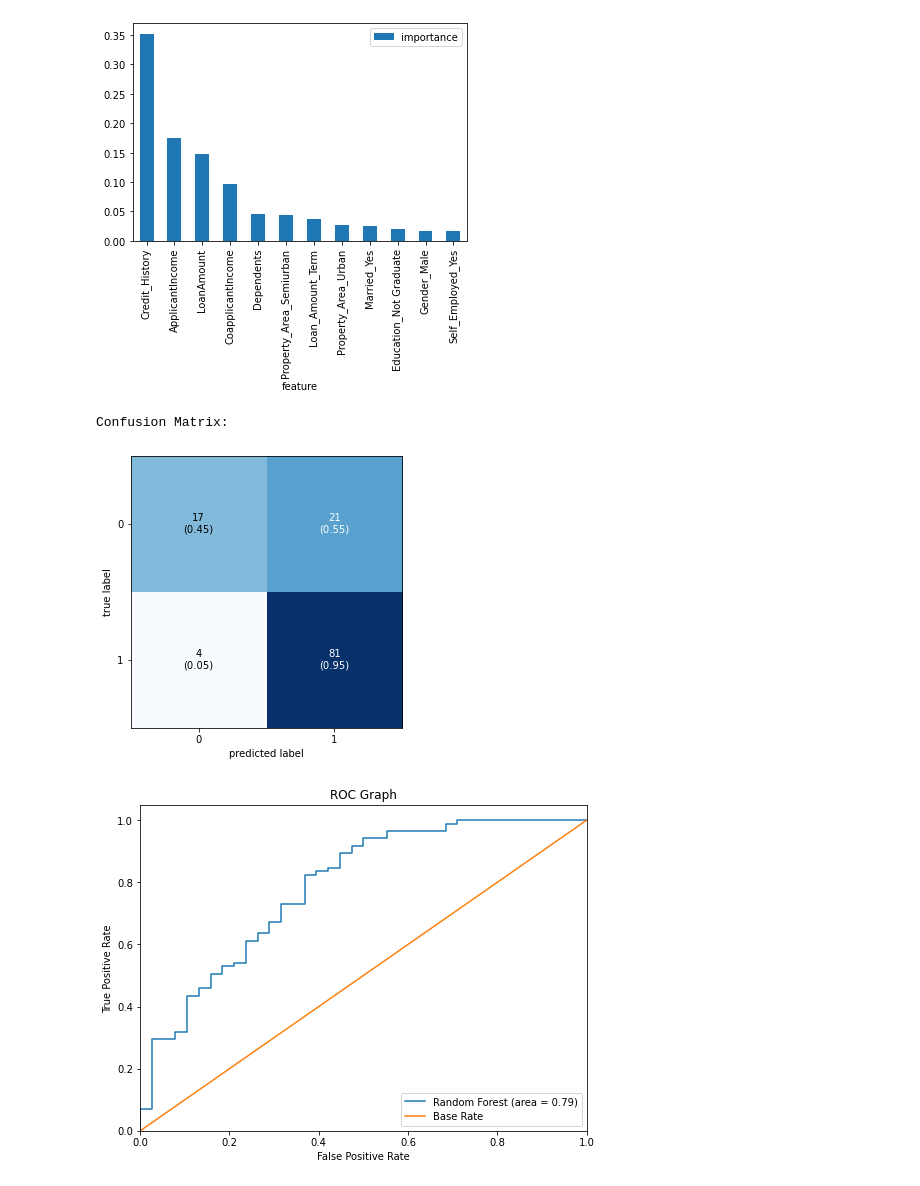
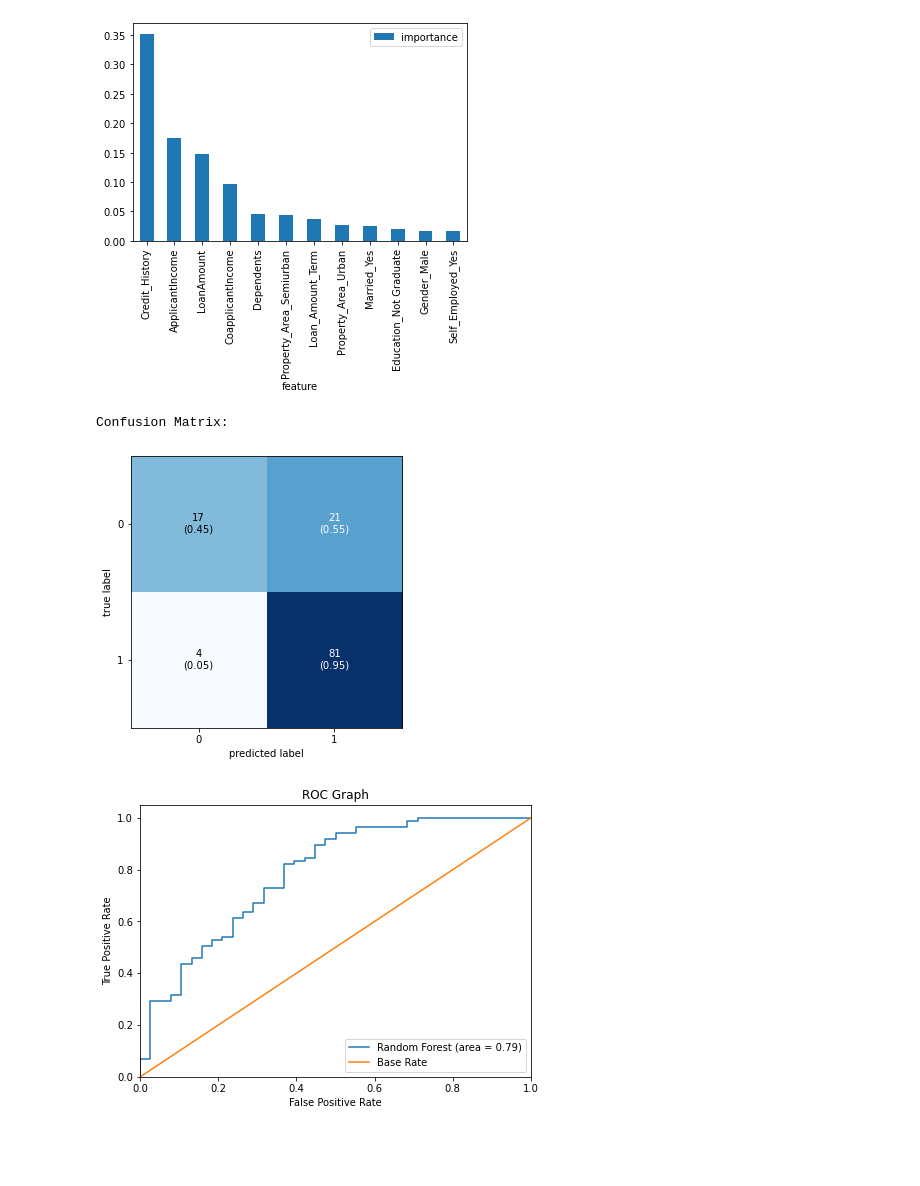
Before and after one commit to vbabashov/loan-classification, a Jupyter notebook: notebooks/oop.ipynb, the cells around one changed output. Cells and saved outputs as stored; diff of their text form; code cells hidden in the pictures; blank space fills up the shorter version.

```diff
--- a/notebooks/oop.ipynb
+++ b/notebooks/oop.ipynb
@@ -150,17 +149,15 @@ class Data:
         self.target_test = y_test
 # %%
 class ModelContainer:
-    def __init__(self, models=[]):#, default_num_iters=10, verbose_lvl=0):
-        '''initializes model list and dicts'''
-        self.models = models
+
+    '''initializes models, dicts'''
+    def __init__(self):
         self.best_algorithm = None
         self.best_model = None
         self.predictions = None
         self.mean_score = {}
         self.gridcvs = {}
         self.parameters = {}
-        #self.default_num_iters = default_num_iters
-        #self.verbose_lvl = verbose_lvl
 
 
     def add_model(self, model):
@@ -170,7 +167,6 @@ class ModelContainer:
 
     def cross_validate(self, df):
         '''cross validate models using 5x2Cv nested cross-validation'''
-
         clf1 = LogisticRegression(random_state=1)
         clf2 = RandomForestClassifier(random_state=1)
         clf3 = XGBClassifier(random_state=1)
@@ -281,7 +277,7 @@ class ModelContainer:
         fig, ax = plot_confusion_matrix(conf_mat=confmat, show_absolute=True, show_normed=True, figsize=(5,5))
 
         fpr, tpr, thresholds = roc_curve(df.target_test, self.best_model.predict_proba(df.feature_test)[:,1])
-        plt.figure(figsize=(8, 6))
+        plt.figure(figsize=(7, 5))
         # Plot Random Forest Classifier ROC
         plt.plot(fpr, tpr, label='Random Forest (area = %0.2f)' % roc_auc_score(df.target_test,  self.best_model.predict_proba(df.feature_test)[:, 1]))
         # Plot Base Rate ROC
@@ -320,31 +316,31 @@ if __name__ == '__main__':
     models = ModelContainer()
 
 
     #Cross validate models, then select, fit, and score test data with best model
     models.cross_validate(data)
     models.tune_best_model(data)
 
     #Summarize results
     models.print_summary(data)
 # %% [output]
 Model Summaries:
 
 Best Model: RandomForestClassifier(n_estimators=10000, random_state=1)
 
 AUC of Train Set: 1.0
 
 AUC of Test Set: 0.785139318885449
 
 Matthews Correlation Coefficient 0.4915724448470683
 
 Balanced Accuracy Score: 0.7001547987616099
 
 ... (11 lines left out)
 Married_Yes                0.024811
 Education_Not Graduate     0.019571
 Gender_Male                0.016962
 Self_Employed_Yes          0.015644
 [figure]
 Confusion Matrix:
 [figure]
-[figure, old version]
+[figure, new version]
```
Also changed, not shown: parts of 1 cell of this notebook, 1 other file.
